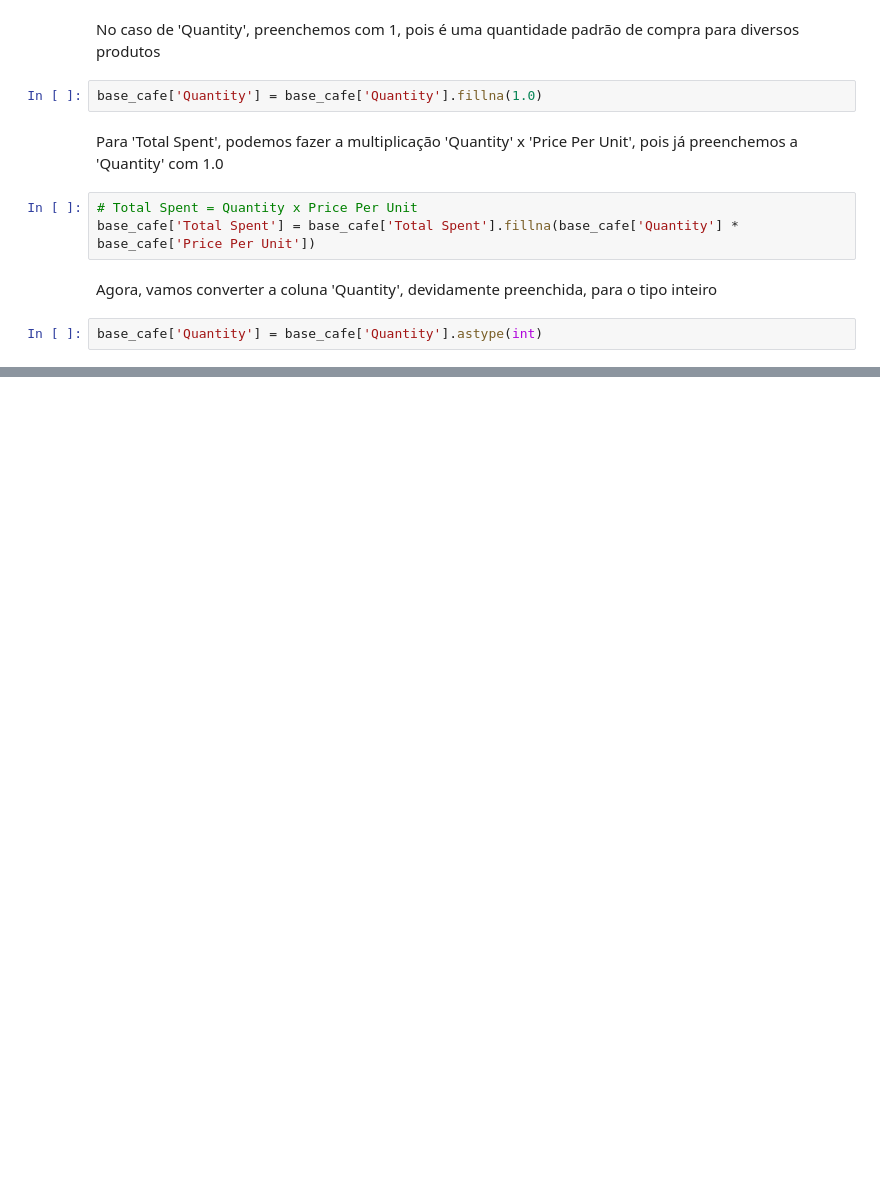
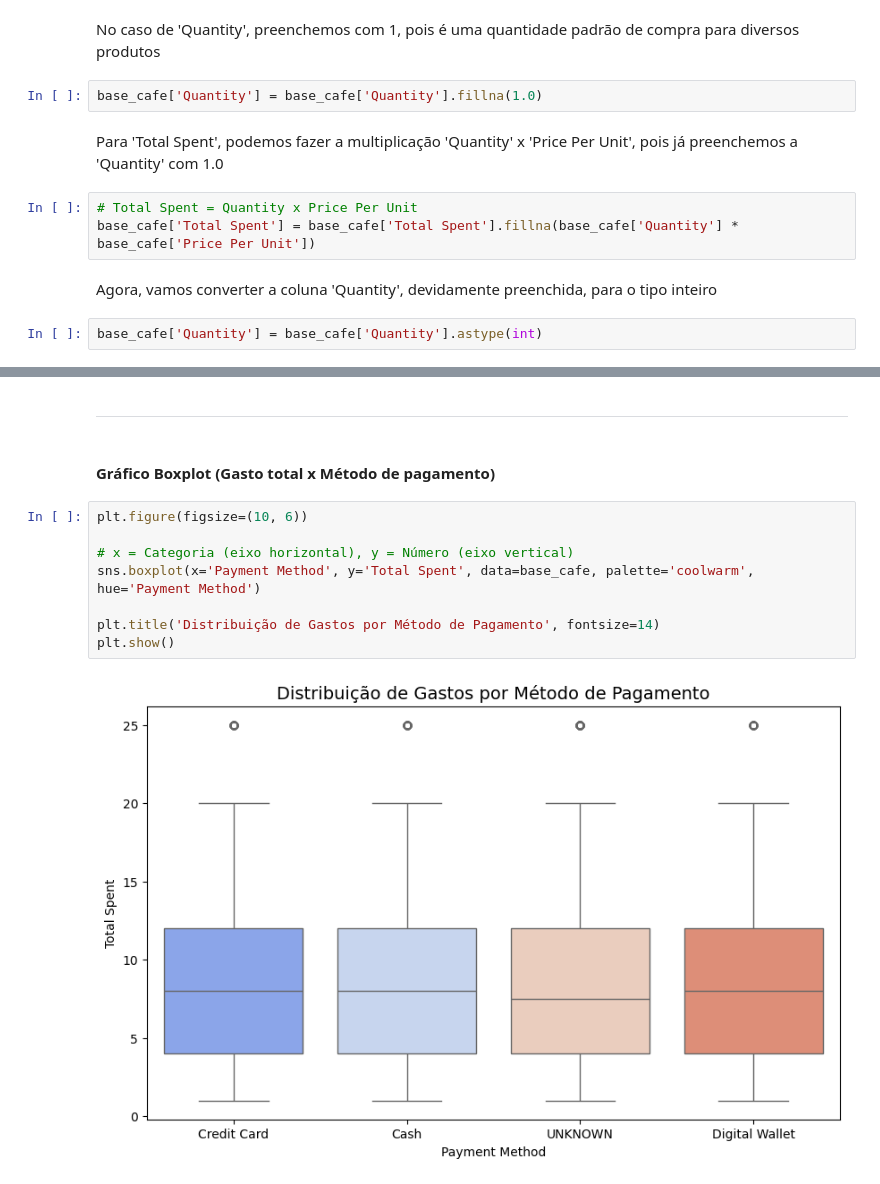
Before and after one commit to dantteroberto-draaf/CafeSales_EDA, a Jupyter notebook: notebooks/base_cafe_EDA.ipynb, the cells around one changed output, grey strips where cells are left out. Drawn from its saved outputs; the diff is of its cells as text; blank space fills up the shorter version.

```diff
--- a/notebooks/base_cafe_EDA.ipynb
+++ b/notebooks/base_cafe_EDA.ipynb
@@ -357,0 +431,14 @@ base_cafe['Quantity'] = base_cafe['Quantity'].astype(int)
+# %% [markdown]
+---
+# %% [markdown]
+#### Gráfico Boxplot **(Gasto total x Método de pagamento)**
+# %%
+plt.figure(figsize=(10, 6))
+
+# x = Categoria (eixo horizontal), y = Número (eixo vertical)
+sns.boxplot(x='Payment Method', y='Total Spent', data=base_cafe, palette='coolwarm', hue='Payment Method')
+
+plt.title('Distribuição de Gastos por Método de Pagamento', fontsize=14)
+plt.show()
+# %% [output]
+[figure, added]
```
Also changed, not shown: parts of 21 cells of this notebook.
